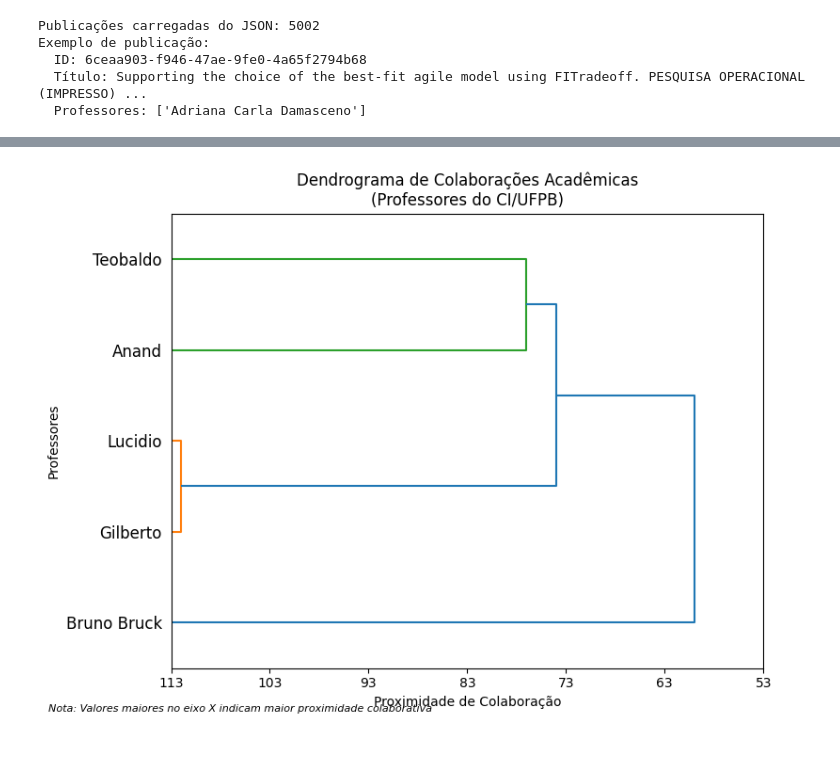
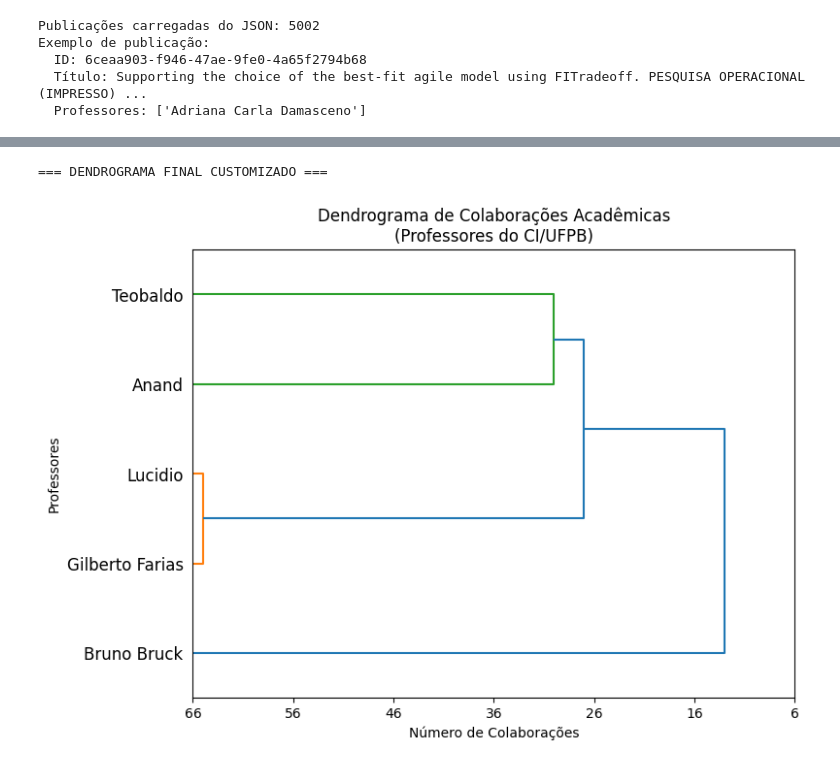
Before and after one commit to cacdia/lattes, a Jupyter notebook: notebook/relatorio.ipynb, the cells around one changed output, grey strips where cells are left out. Cells and saved outputs as stored; diff of their text form; code cells hidden in the pictures.

```diff
--- a/notebook/relatorio.ipynb
+++ b/notebook/relatorio.ipynb
@@ -874,51 +792,71 @@ Gilberto Farias: 89 colaborações totais
 Lucidio: 113 colaborações totais
 Teobaldo: 77 colaborações totais
 # %%
-# Versão alternativa do dendrograma com customização similar ao código base
+# Versão final customizada do dendrograma
+print("=== DENDROGRAMA FINAL CUSTOMIZADO ===")
+
+# Usar os mesmos dados já calculados
+max_colaboracao_total = int(np.max(matriz_colaboracao))
+A_final = max_colaboracao_total + 1
+
+# Matriz de distâncias já calculada
+D_final = np.zeros_like(matriz_colaboracao)
+for i in range(len(professores_selecionados)):
+    for j in range(len(professores_selecionados)):
+        if i == j:
+            D_final[i][j] = 0.0
+        else:
+            D_final[i][j] = max_colaboracao_total - matriz_colaboracao[i][j] + 1
+
+# Converter para vetor condensado
+dists_condensed_final = squareform(D_final)
+
+# Linkage
+Z_final = linkage(dists_condensed_final, method="single")
+
+# Rótulos dos professores
+rotulos_y = ["Anand", "Bruno Bruck", "Gilberto Farias", "Lucidio", "Teobaldo"]
+
+# Plotar dendrograma orientado para a direita
 plt.figure(figsize=(8, 6))
+dendro = dendrogram(Z_final, labels=rotulos_y, orientation="right")
 
-# Plotar dendrograma orientado para a direita (como no código base)
-dendro = dendrogram(
-    Z,
-    labels=rotulos_professores,
-    orientation="right"
-)
+# Rótulos do eixo X customizados (número de colaborações)
+xticks_originais = plt.gca().get_xticks()
+rotulos_x = [
+    str(A_final - int(x)) if (A_final - int(x)) >= 0 else "0" for x in xticks_originais
+]
 
-# Personalizar os rótulos do eixo X para representar número de colaborações
-# Invertemos a escala para que valores menores representem mais colaborações
-xticks_originais = plt.gca().get_xticks()
-max_colaboracao_total = max([int(np.sum(matriz_colaboracao[i])) for i in range(len(professores_selecionados))])
-
-# Converter distâncias em "proximidade de colaboração"
-rotulos_x = [f"{max_colaboracao_total - int(x)}" if x <= max_colaboracao_total else "0" for x in xticks_originais]
-
+# Substitui apenas os rótulos, mantendo a posição dos ticks
 plt.gca().set_xticks(xticks_originais)
 plt.gca().set_xticklabels(rotulos_x)
 
 plt.title("Dendrograma de Colaborações Acadêmicas\n(Professores do CI/UFPB)")
-plt.xlabel("Proximidade de Colaboração")
+plt.xlabel("Número de Colaborações")
 plt.ylabel("Professores")
-
-# Adicionar uma legenda explicativa
-plt.figtext(0.02, 0.02, "Nota: Valores maiores no eixo X indicam maior proximidade colaborativa",
-           fontsize=8, style='italic')
-
-plt.tight_layout()
 plt.show()
 
 # Análise detalhada das colaborações
-print("\n" + "="*50)
+print("\n" + "=" * 50)
 print("ANÁLISE DETALHADA DE COLABORAÇÕES")
-print("="*50)
+print("=" * 50)
 
 print("\nPares de colaboração mais frequentes:")
 for i in range(len(professores_selecionados)):
-    for j in range(i+1, len(professores_selecionados)):
+    for j in range(i + 1, len(professores_selecionados)):
         colaboracoes = int(matriz_colaboracao[i][j])
         if colaboracoes > 0:
-            print(f"{rotulos_professores[i]} ↔ {rotulos_professores[j]}: {colaboracoes} colaborações")
+            print(f"{rotulos_y[i]} ↔ {rotulos_y[j]}: {colaboracoes} colaborações")
 
-print(f"\nProfessor mais colaborativo: {rotulos_professores[np.argmax([np.sum(matriz_colaboracao[i]) for i in range(len(professores_selecionados))])]}")
-print(f"Professor menos colaborativo: {rotulos_professores[np.argmin([np.sum(matriz_colaboracao[i]) for i in range(len(professores_selecionados))])]}")
+colaboracoes_por_professor = [
+    int(np.sum(matriz_colaboracao[i])) for i in range(len(professores_selecionados))
+]
+print(
+    f"\nProfessor mais colaborativo: {rotulos_y[np.argmax(colaboracoes_por_professor)]} ({max(colaboracoes_por_professor)} colaborações)"
+)
+print(
+    f"Professor menos colaborativo: {rotulos_y[np.argmin(colaboracoes_por_professor)]} ({min(colaboracoes_por_professor)} colaborações)"
+)
 # %% [output]
+=== DENDROGRAMA FINAL CUSTOMIZADO ===
-[figure, old version]
+[figure, new version]
```
Also changed, not shown: parts of 7 cells of this notebook.
